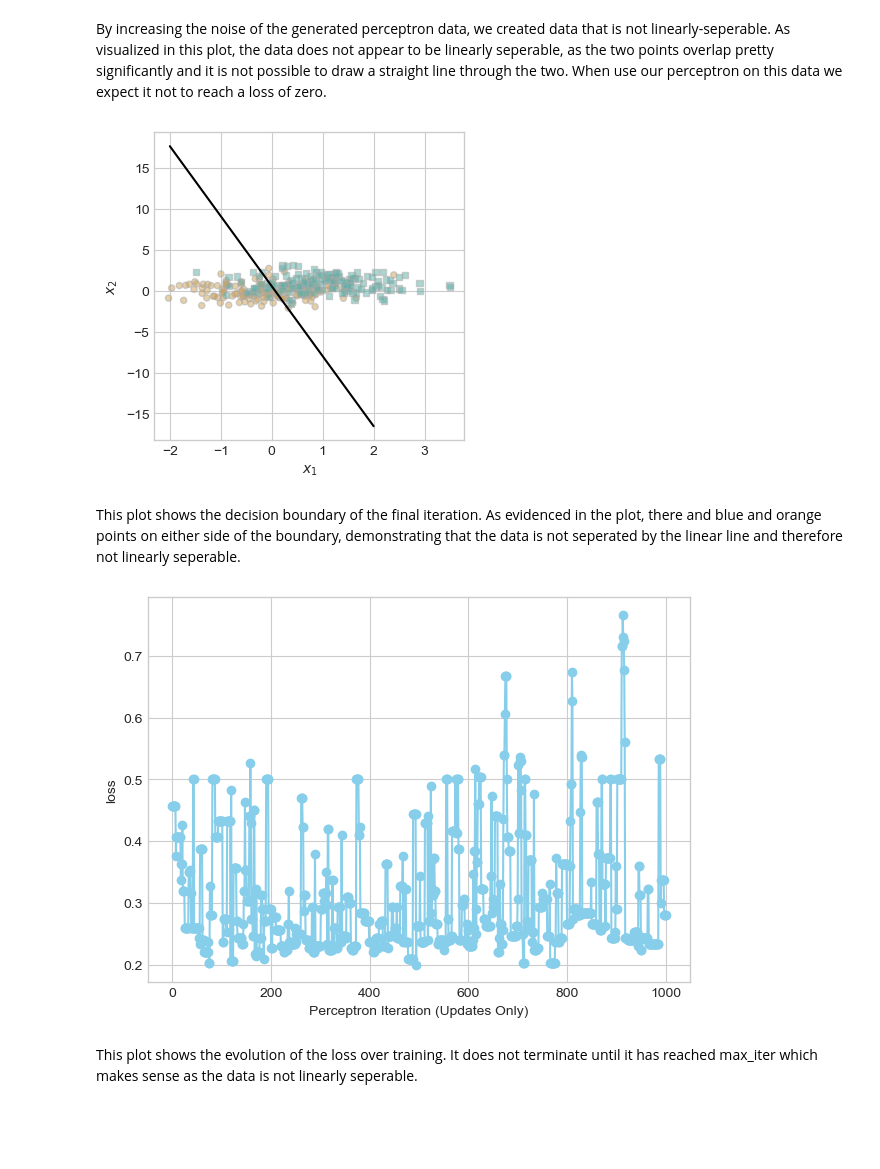
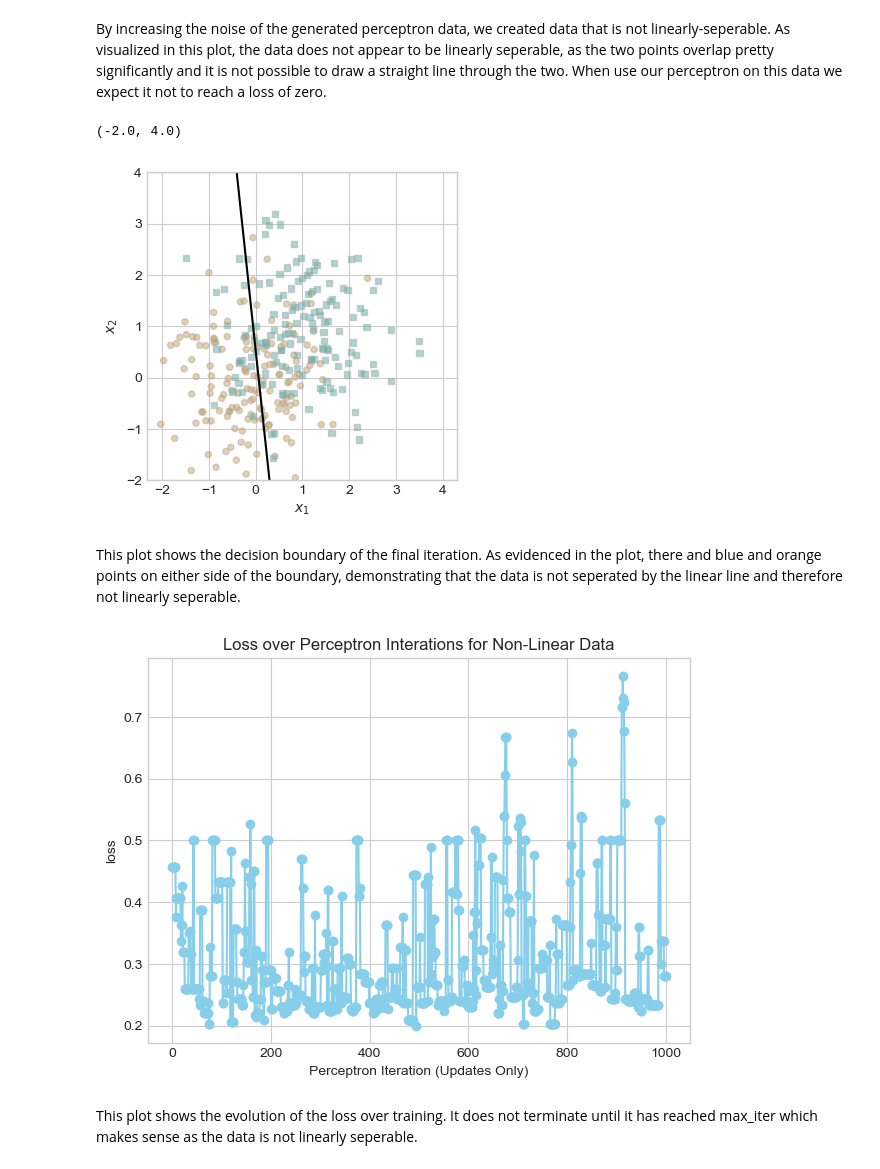
Before and after one commit to cbbaxter/cbbaxter.github.io, a Jupyter notebook: posts/implementing-the-perceptron-alg/index.ipynb, the cells around one changed output. Drawn from its saved outputs; the diff is of its cells as text; code cells hidden in the pictures; blank space fills up the shorter version.

```diff
--- a/posts/implementing-the-perceptron-alg/index.ipynb
+++ b/posts/implementing-the-perceptron-alg/index.ipynb
@@ -264,17 +266,19 @@ while loss > 0 and curr_iter <= max_iter: #and max_iter > 0: # dangerous -- only
 
 fig, ax = plt.subplots(1, 1, figsize = (4, 4))
 plot_perceptron_data(X, y, ax)
-draw_line(final_w, x_min = -2, x_max = 2, ax = ax, color = "black")
+draw_line(final_w, x_min = -2, x_max = 4, ax = ax, color = "black")
+ax.set_ylim(-2, 4)
 # %% [output]
+(-2.0, 4.0)
-[figure, old version]
+[figure, new version]
 # %% [markdown]
 This plot shows the decision boundary of the final iteration. As evidenced in the plot, there and blue and orange points on either side of the boundary, demonstrating that the data is not seperated by the linear line and therefore not linearly seperable.
 # %%
 plt.plot(loss_vec, color = "skyblue")
 plt.scatter(torch.arange(len(loss_vec)), loss_vec, color = "skyblue")
-labs = plt.gca().set(xlabel = "Perceptron Iteration (Updates Only)", ylabel = "loss")
+labs = plt.gca().set(xlabel = "Perceptron Iteration (Updates Only)", ylabel = "loss", title = "Loss over Perceptron Interations for Non-Linear Data")
 # %% [output]
-[figure, old version]
+[figure, new version]
 # %% [markdown]
 This plot shows the evolution of the loss over training. It does not terminate until it has reached max_iter which makes sense as the data is not linearly seperable.
 # %%
```
Also changed, not shown: parts of 9 cells of this notebook.
